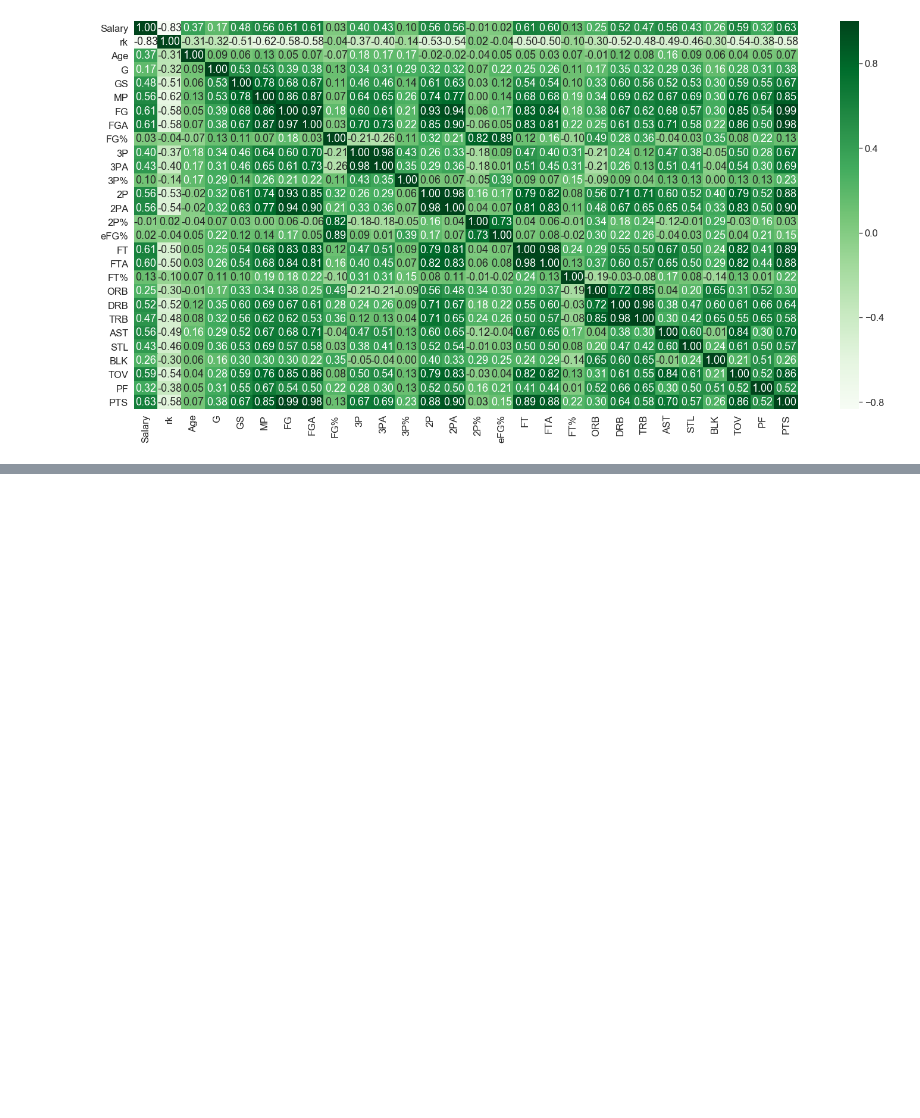
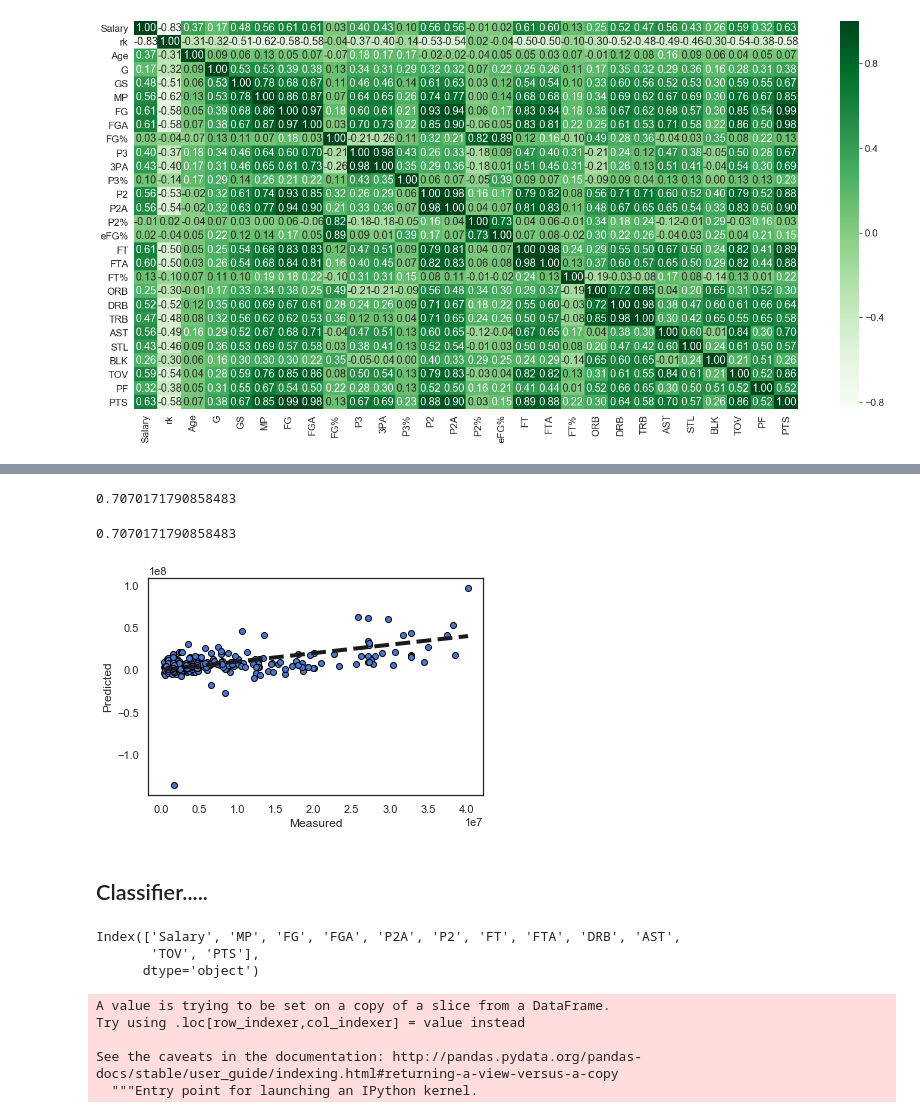
Before and after one commit to TOMMYWHY/158_755DataScience, a Jupyter notebook: project2/project2/Notebooks/EDA.ipynb, the cells around one changed output, grey strips where cells are left out. Cells and saved outputs as stored; diff of their text form; code cells hidden in the pictures; blank space fills up the shorter version.

Commit message:
project02: modeling

```diff
--- a/project2/project2/Notebooks/EDA.ipynb
+++ b/project2/project2/Notebooks/EDA.ipynb
@@ -401,0 +380,9 @@ model = lin_reg.fit(X_train,y_train)
+# %%
+pre_model_data.columns
+features_name = [ 'MP', 'FG', 'FGA', 'P2A', 'P2', 'FT', 'FTA', 'DRB', 'AST',
+       'TOV', 'PTS']
+
+X = pre_model_data[features_name]
+y = pre_model_data['Salary']
+# %%
+X_train, X_test, y_train, y_test = train_test_split(X,y,test_size=0.2, random_state=42)
@@ -401,0 +407,4 @@ model = lin_reg.fit(X_train,y_train)
+# %%
+lin_reg = LinearRegression()
+# lin_reg.fit(X_train_val,y_train)
+model = lin_reg.fit(X_train_val,y_train)
@@ -401,0 +434,33 @@ model = lin_reg.fit(X_train,y_train)
+# %%
+y_train_predict = lin_reg.predict(X_train_val)
+# print ("Logistic Train Accuracy: %.3f" % accuracy_score(y_train,y_train_predict))
+
+# print(classification_report(Y_test, y_pred))
+lin_reg.score(X_train_val, y_train)
+# print(score)
+# %% [output]
+0.7070171790858483
+# %%
+y_test_predict = lin_reg.predict(X_test_val)
+lin_reg.score(X_train_val, y_train)
+# %% [output]
+0.7070171790858483
+# %%
+predicted = cross_val_predict(lin_reg, X_train_val, y_train, cv=10)
+
+fig, ax = plt.subplots()
+ax.scatter(y_train, predicted, edgecolors=(0, 0, 0))
+ax.plot([y_train.min(), y_train.max()], [y_train.min(), y_train.max()], 'k--', lw=4)
+ax.set_xlabel('Measured')
+ax.set_ylabel('Predicted')
+plt.show()
+# %% [output]
+[figure, added]
+# %% [markdown]
+## Classifier.....
+# %%
+selected_df.columns
+# %% [output]
+Index(['Salary', 'MP', 'FG', 'FGA', 'P2A', 'P2', 'FT', 'FTA', 'DRB', 'AST',
+       'TOV', 'PTS'],
+      dtype='object')
@@ -401,0 +472,8 @@ model = lin_reg.fit(X_train,y_train)
+# %%
+selected_df['salary_scaled']= salary_scaled.copy()
+# %% [output]
+A value is trying to be set on a copy of a slice from a DataFrame.
+Try using .loc[row_indexer,col_indexer] = value instead
+
+See the caveats in the documentation: http://pandas.pydata.org/pandas-docs/stable/user_guide/indexing.html#returning-a-view-versus-a-copy
+  """Entry point for launching an IPython kernel.
```
Also changed, not shown: parts of 75 cells of this notebook, 10 other files.
